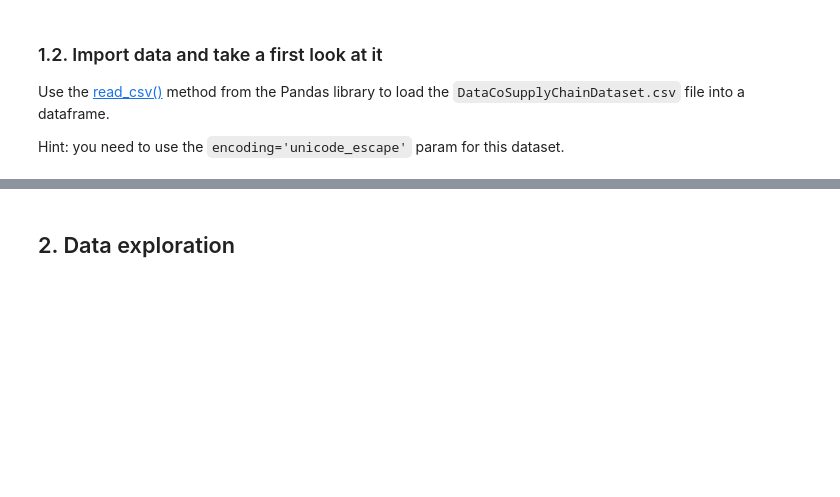
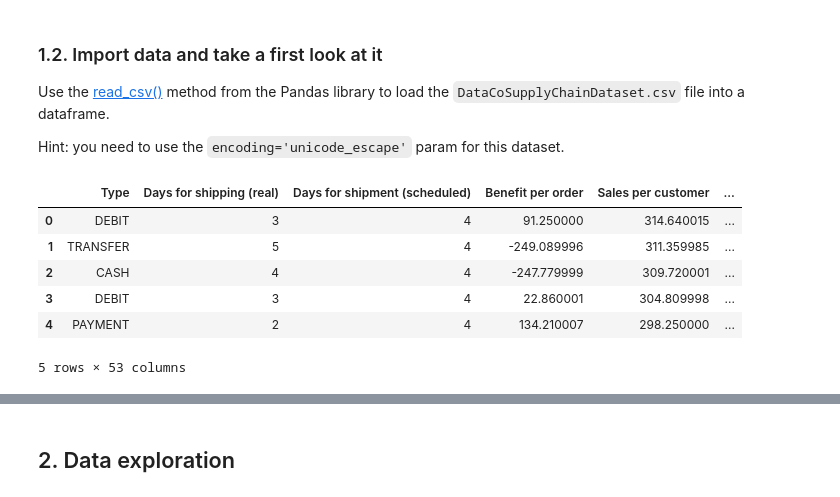
Before and after one commit to ludovicmoncla/insa-5gi-dsc-tutorials, a Jupyter notebook: notebook.05-decision-trees.ipynb, the cells around one changed output, grey strips where cells are left out. Saved outputs shown, nothing was run; the diff lists cells and outputs as text; code cells hidden in the pictures; blank space fills up the shorter version.

```diff
--- a/notebook.05-decision-trees.ipynb
+++ b/notebook.05-decision-trees.ipynb
@@ -40,6 +42,8 @@ warnings.filterwarnings('ignore')
 * Download the dataset:
 # %%
 ! wget https://github.com/ludovicmoncla/insa-5gi-dsc-tutorials/raw/refs/heads/main/data/DataCoSupplyChainDataset.csv
+
+path = ''
 # %% [markdown]
 ### 1.2. Import data and take a first look at it
 
@@ -49,8 +53,16 @@ Use the [read_csv()](https://pandas.pydata.org/docs/reference/api/pandas.read_cs
 Hint: you need to use the `encoding='unicode_escape'` param for this dataset.
 # %%
 ## Importing Dataset using pandas
-data = pd.read_csv("DataCoSupplyChainDataset.csv", encoding='unicode_escape')
+data = pd.read_csv(path + "DataCoSupplyChainDataset.csv", encoding='unicode_escape')
 
 data.head() # Checking 5 rows in dataset
+# %% [output]
+|  | Type | Days for shipping (real) | Days for shipment (scheduled) | Benefit per order | Sales per customer | ... |
+| 0 | DEBIT | 3 | 4 | 91.250000 | 314.640015 | ... |
+| 1 | TRANSFER | 5 | 4 | -249.089996 | 311.359985 | ... |
+| 2 | CASH | 4 | 4 | -247.779999 | 309.720001 | ... |
+| 3 | DEBIT | 3 | 4 | 22.860001 | 304.809998 | ... |
+| 4 | PAYMENT | 2 | 4 | 134.210007 | 298.250000 | ... |
+5 rows × 53 columns
 # %%
 data.info()
```
Also changed, not shown: parts of 24 cells of this notebook.
